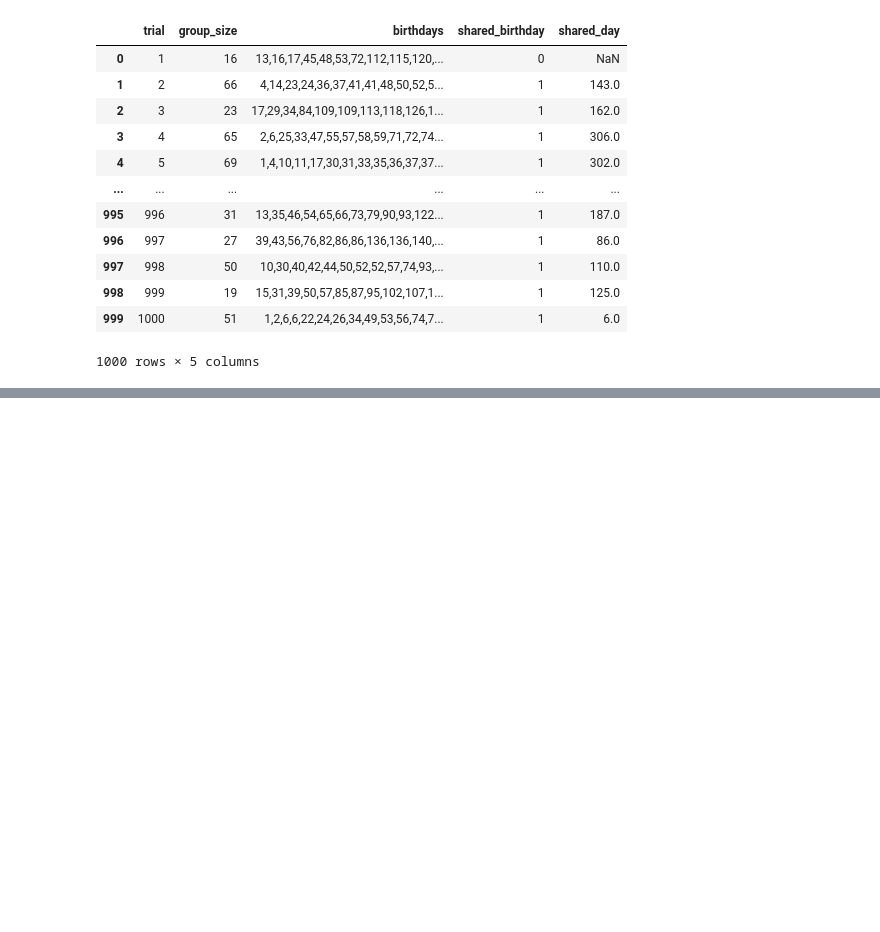
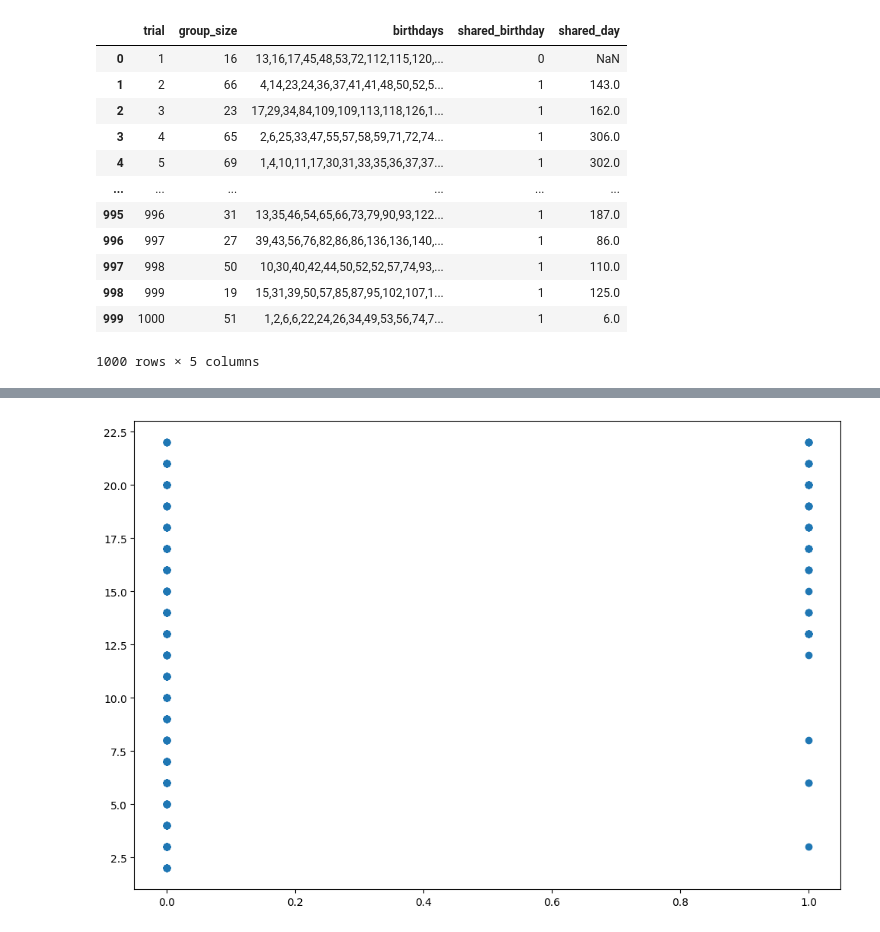
Before and after one commit to shreyansdjp/birthday-paradox-analysis, a Jupyter notebook: analysis.ipynb, the cells around one changed output, grey strips where cells are left out. Drawn from its saved outputs; the diff is of its cells as text; code cells hidden in the pictures; blank space fills up the shorter version.

```diff
--- a/analysis.ipynb
+++ b/analysis.ipynb
@@ -25,0 +54,6 @@ plt.show()
+# %%
+plt.figure(figsize=(12, 8))
+plt.scatter(df[df['group_size'] < 23]["shared_birthday"], df[df['group_size'] < 23]["group_size"])
+plt.show()
+# %% [output]
+[figure, added]
```
Also changed, not shown: parts of 3 cells of this notebook.
